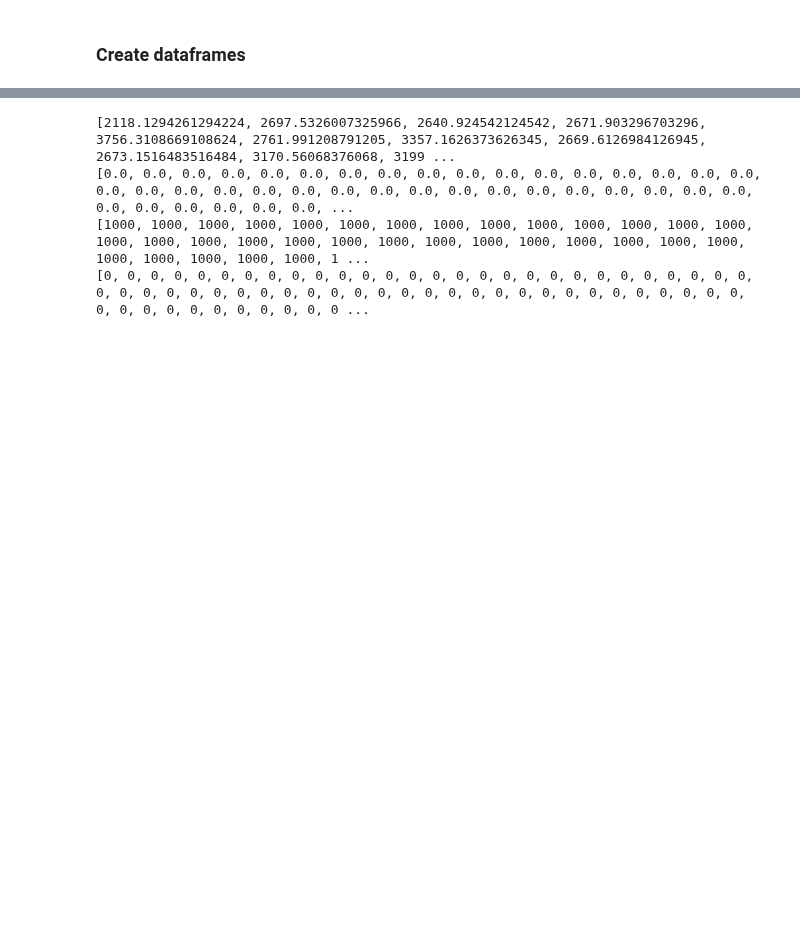
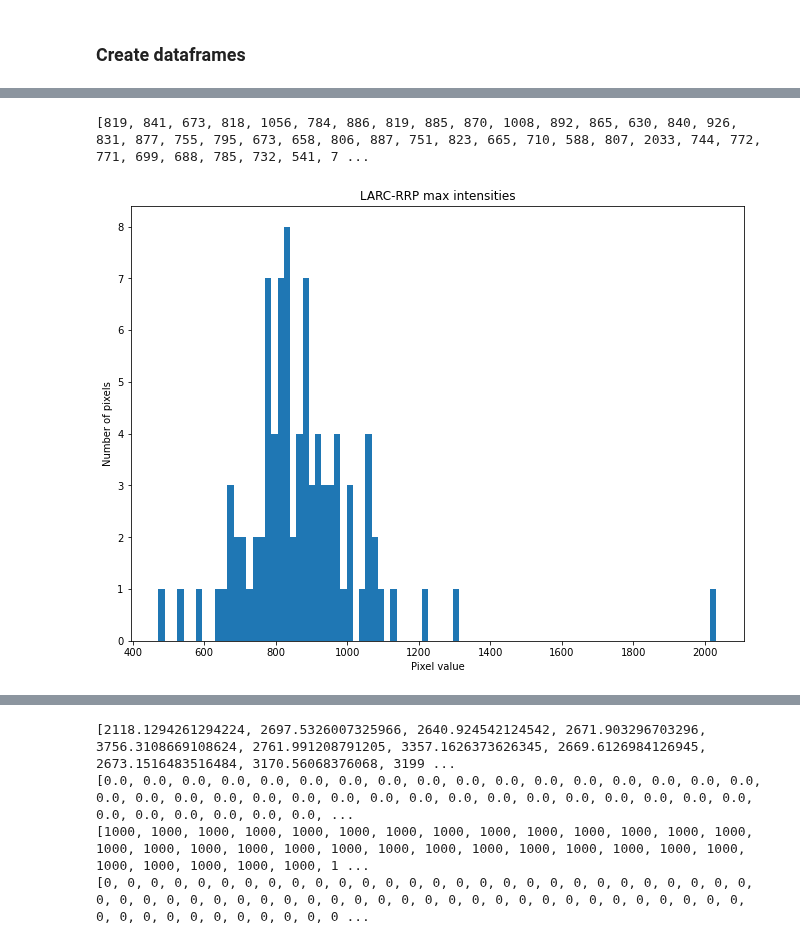
Before and after one commit to IngvildAskimAdde/MasterThesis, a Jupyter notebook: Cropping.ipynb, the cells around one changed output, grey strips where cells are left out. Saved outputs shown, nothing was run; the diff lists cells and outputs as text; code cells hidden in the pictures; blank space fills up the shorter version.

```diff
--- a/Cropping.ipynb
+++ b/Cropping.ipynb
@@ -66,10 +70,16 @@ Oxy_df
 # %%
-def find_voxel_intensities(dataframe):
+def find_voxel_intensities(dataframe, small_dimension = None):
+
     max_intensities_img = []
     min_intensities_img = []
     max_intensities_mask = []
     min_intensities_mask = []
+
+    pixel_intensities_352 = []
+    pixel_intensities_256 = []
+
     for i in range(len(dataframe['imagePaths'])):
+
         image = sitk.ReadImage(dataframe['imagePaths'][i])
         mask = sitk.ReadImage(dataframe['maskPaths'][i])
         image_array = sitk.GetArrayFromImage(image)
@@ -79,10 +89,15 @@ def find_voxel_intensities(dataframe):
         max_intensities_mask.append(mask_array.max())
         min_intensities_mask.append(mask_array.min())
 
+        if dataframe['xDimension'][i] == 256:
+            pixel_intensities_256.append(image_array.flatten())
+            if image_array.flatten().max() > 800:
+                print(dataframe['imagePaths'][i])
+                print(image_array.flatten().max())
+        else:
+            pixel_intensities_352.append(image_array.flatten())
+            if image_array.flatten().max() > 800:
+                print(dataframe['imagePaths'][i])
+                print(image_array.flatten().max())
 
-    print(max_intensities_img)
-    print(min_intensities_img)
-    print(max_intensities_mask)
-    print(min_intensities_mask)
-
-    return max(max_intensities_img), min(min_intensities_img), max(max_intensities_mask), min(min_intensities_mask)
+    return max_intensities_img, min(min_intensities_img), max(max_intensities_mask), min(min_intensities_mask), pixel_intensities_352, pixel_intensities_256
@@ -104,0 +104,2 @@ find_voxel_intensities(LARC_df)
+# %%
+max_img, min_img, max_mask, min_mask, pixel_intensities_352, pixel_intensities_256 = find_voxel_intensities(LARC_df)
@@ -104,0 +124,19 @@ find_voxel_intensities(LARC_df)
+# %%
+def histogram_pixels(pixels):
+    plt.figure(figsize=(11,8))
+    plt.ylabel('Number of pixels')
+    plt.xlabel('Pixel value')
+    plt.title('LARC-RRP max intensities')
+    #plt.ylim(0.05, 200)
+    plt.hist(pixels, bins=89)
+    #for i in range(len(pixels)):
+    #    plt.hist(pixels[i])
+    plt.show()
+# %%
+print(max_img)
+# %% [output]
+[819, 841, 673, 818, 1056, 784, 886, 819, 885, 870, 1008, 892, 865, 630, 840, 926, 831, 877, 755, 795, 673, 658, 806, 887, 751, 823, 665, 710, 588, 807, 2033, 744, 772, 771, 699, 688, 785, 732, 541, 7 ...
+# %%
+histogram_pixels(max_img)
+# %% [output]
+[figure, added]
```
Also changed, not shown: parts of 11 cells of this notebook, 4 other files.
